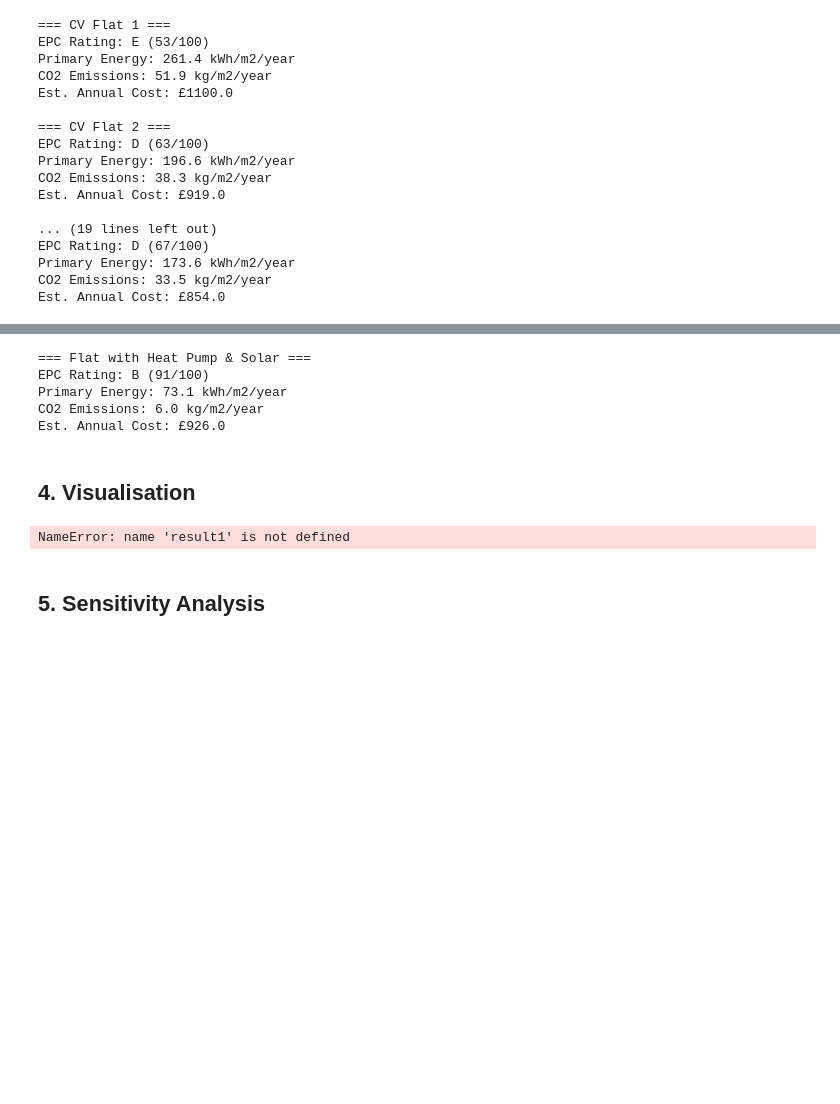
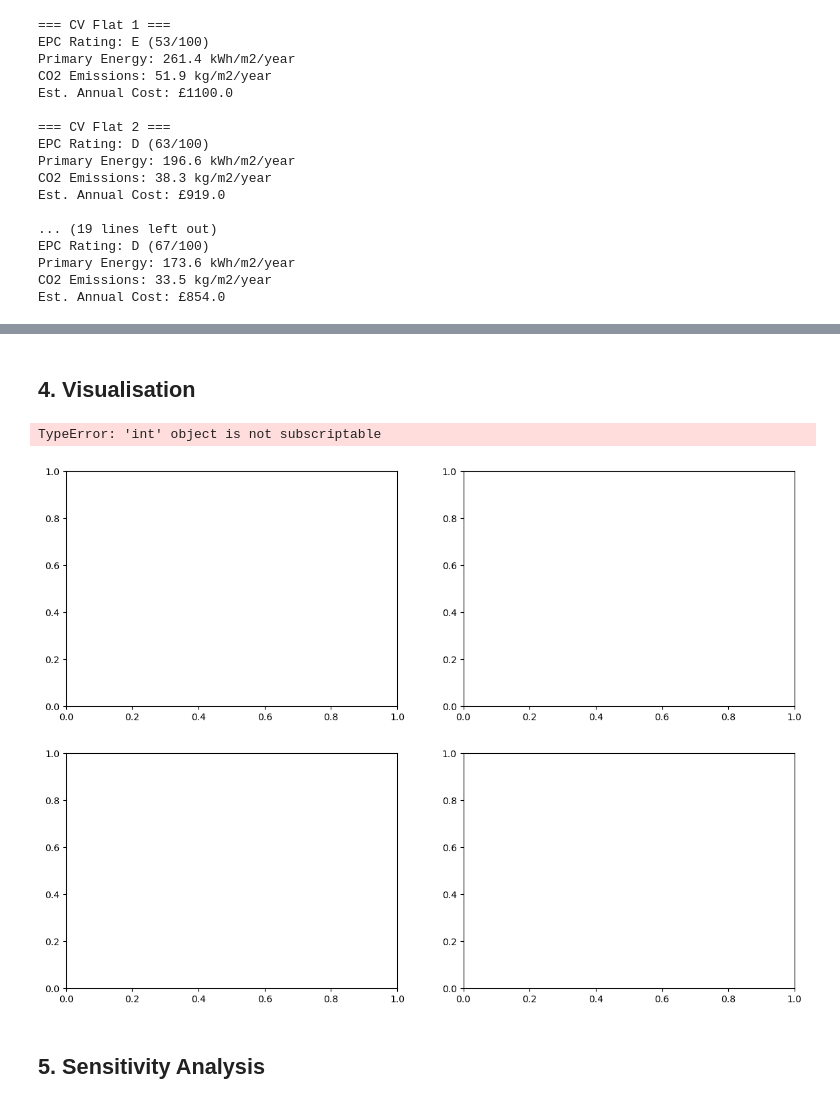
Before and after one commit to stevehemingway/Part-L, a Jupyter notebook: epc-estimator/caxton_villa.ipynb, the cells around one changed output, grey strips where cells are left out. Drawn from its saved outputs; the diff is of its cells as text; code cells hidden in the pictures; blank space fills up the shorter version.

Commit message:
works out epcs, not working for plot.

```diff
--- a/epc-estimator/caxton_villa.ipynb
+++ b/epc-estimator/caxton_villa.ipynb
@@ -299,7 +299,7 @@ class EPCEstimator:
 cv_flat = list(range(1,8))
 # print(cv_flat[6])
 estimator = list(range(1,8))
-result = list(range(1,8))
+results = list(range(1,8))
 
 for i in range(1,7):
     if i in [1,4]:
@@ -317,13 +317,13 @@ for i in range(1,7):
         wall_type = wt,
         position=position        )
     estimator[i] = EPCEstimator(cv_flat[i])
-    result[i] = estimator[i].calculate_epc()
+    results[i] = estimator[i].calculate_epc()
 
     print(f"=== CV Flat {i} ===")
-    print(f"EPC Rating: {result[i]['rating_band']} ({result[i]['rating_score']}/100)")
-    print(f"Primary Energy: {result[i]['primary_energy_kwh_m2']} kWh/m2/year")
-    print(f"CO2 Emissions: {result[i]['co2_emissions_kg_m2']} kg/m2/year")
-    print(f"Est. Annual Cost: £{result[i]['estimated_annual_cost_gbp']}")
+    print(f"EPC Rating: {results[i]['rating_band']} ({results[i]['rating_score']}/100)")
+    print(f"Primary Energy: {results[i]['primary_energy_kwh_m2']} kWh/m2/year")
+    print(f"CO2 Emissions: {results[i]['co2_emissions_kg_m2']} kg/m2/year")
+    print(f"Est. Annual Cost: £{results[i]['estimated_annual_cost_gbp']}")
     print()
 # %% [output]
 === CV Flat 1 ===
@@ -377,36 +346,3 @@ Est. Annual Cost: £3313.0
-# %%
-# Example 3: Flat with heat pump
-heat_pump_flat = FlatProperties(
-    floor_area_sqm=70,
-    position=FlatPosition.GROUND_FLOOR,
-    num_bedrooms=2,
-    num_occupants=3,
-    year_built=2000,
-    wall_type=WallType.CAVITY_INSULATED,
-    window_type=WindowType.DOUBLE_GLazed_NEW,
-    heating_type=HeatingType.HEAT_PUMP,
-    hot_water_type=HotWaterType.FROM_HEATING,
-    has_room_thermostat=True,
-    has_trvs=True,
-    low_energy_lighting_pct=100,
-    has_solar_pv=True,
-    solar_pv_kw=2.5,
-)
-
-estimator3 = EPCEstimator(heat_pump_flat)
-result3 = estimator3.calculate_epc()
-
-print("=== Flat with Heat Pump & Solar ===")
-print(f"EPC Rating: {result3['rating_band']} ({result3['rating_score']}/100)")
-print(f"Primary Energy: {result3['primary_energy_kwh_m2']} kWh/m2/year")
-print(f"CO2 Emissions: {result3['co2_emissions_kg_m2']} kg/m2/year")
-print(f"Est. Annual Cost: £{result3['estimated_annual_cost_gbp']}")
-# %% [output]
-=== Flat with Heat Pump & Solar ===
-EPC Rating: B (91/100)
-Primary Energy: 73.1 kWh/m2/year
-CO2 Emissions: 6.0 kg/m2/year
-Est. Annual Cost: £926.0
 # %% [markdown]
 ## 4. Visualisation
 # %%
@@ -436,36 +372,37 @@ def plot_epc_comparison(results, labels):
     x = np.arange(len(labels))
     width = 0.15
     energy_colors = ['#e74c3c', '#e67e22', '#f1c40f', '#3498db', '#2ecc71']
 
     for i, cat in enumerate(categories):
         key_map = ['space_heating_kwh', 'hot_water_kwh', 'lighting_kwh', 'appliance_kwh', 'cooking_kwh']
         values = [r['energy_breakdown'][key_map[i]] for r in results]
         ax3.bar(x + i*width, values, width, label=cat, color=energy_colors[i])
 
     ax3.set_ylabel('Energy (kWh/year)')
     ax3.set_title('Energy Consumption Breakdown')
     ax3.set_xticks(x + width * 2)
     ax3.set_xticklabels(labels)
     ax3.legend()
 
     # Annual cost
     ax4 = axes[1, 1]
     ax4.bar(labels, [r['estimated_annual_cost_gbp'] for r in results], color=colors[:len(results)])
     ax4.set_ylabel('Annual Cost (£)')
     ax4.set_title('Estimated Annual Energy Cost')
     for i, result in enumerate(results):
         ax4.text(i, result['estimated_annual_cost_gbp'] + 20, f"£{result['estimated_annual_cost_gbp']}",
                 ha='center', va='bottom', fontsize=10)
 
     plt.tight_layout()
     plt.show()
 
 # Compare examples
-results = [result1, result2, result3]
-labels = ['Modern Flat', 'Old Flat', 'Heat Pump Flat']
+# results
+labels = ["one", "two", "three", "four", "five", "six"]
 plot_epc_comparison(results, labels)
 # %% [output]
-NameError: name 'result1' is not defined
+TypeError: 'int' object is not subscriptable
+[figure, added]
 # %% [markdown]
 ## 5. Sensitivity Analysis
 # %%
```
Also changed, not shown: parts of 1 cell of this notebook.
